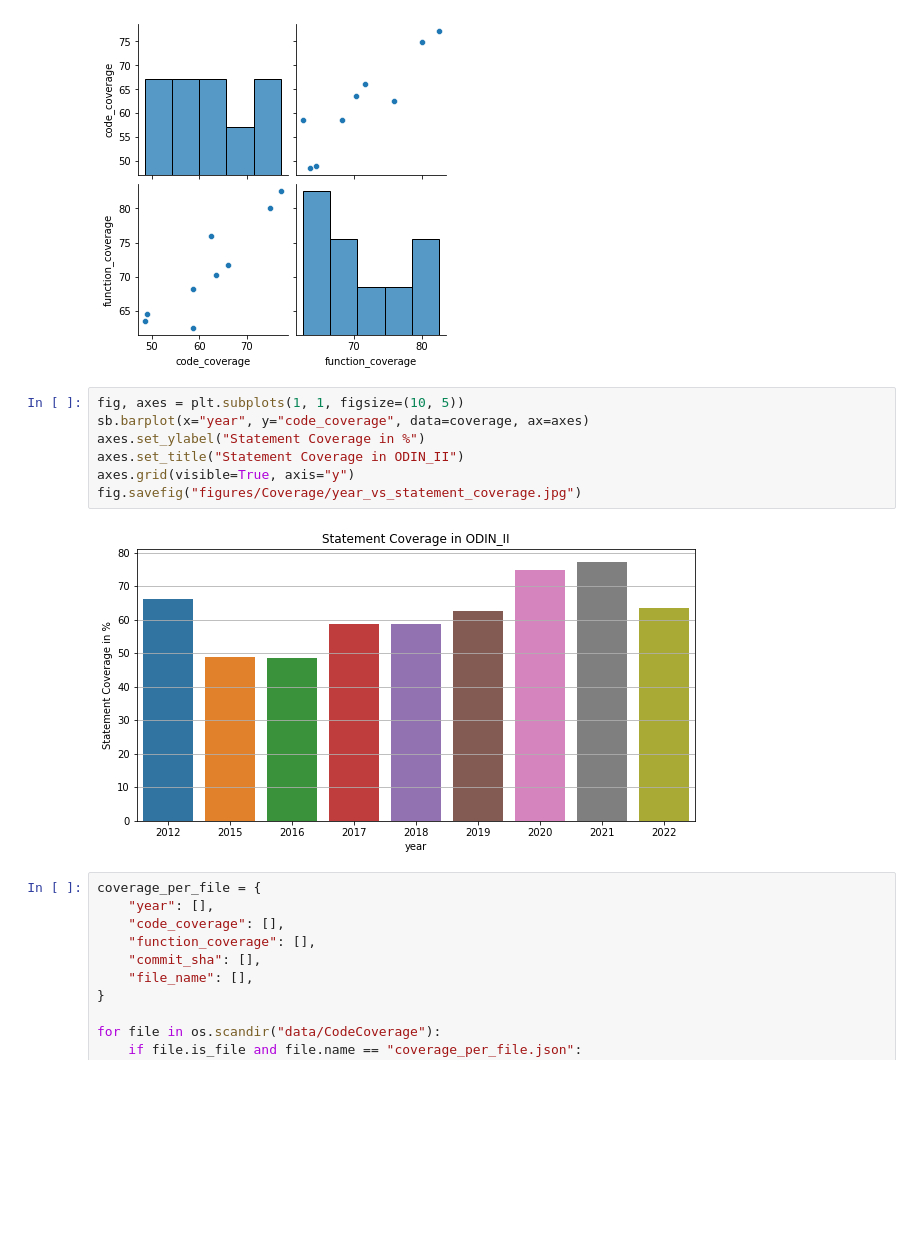
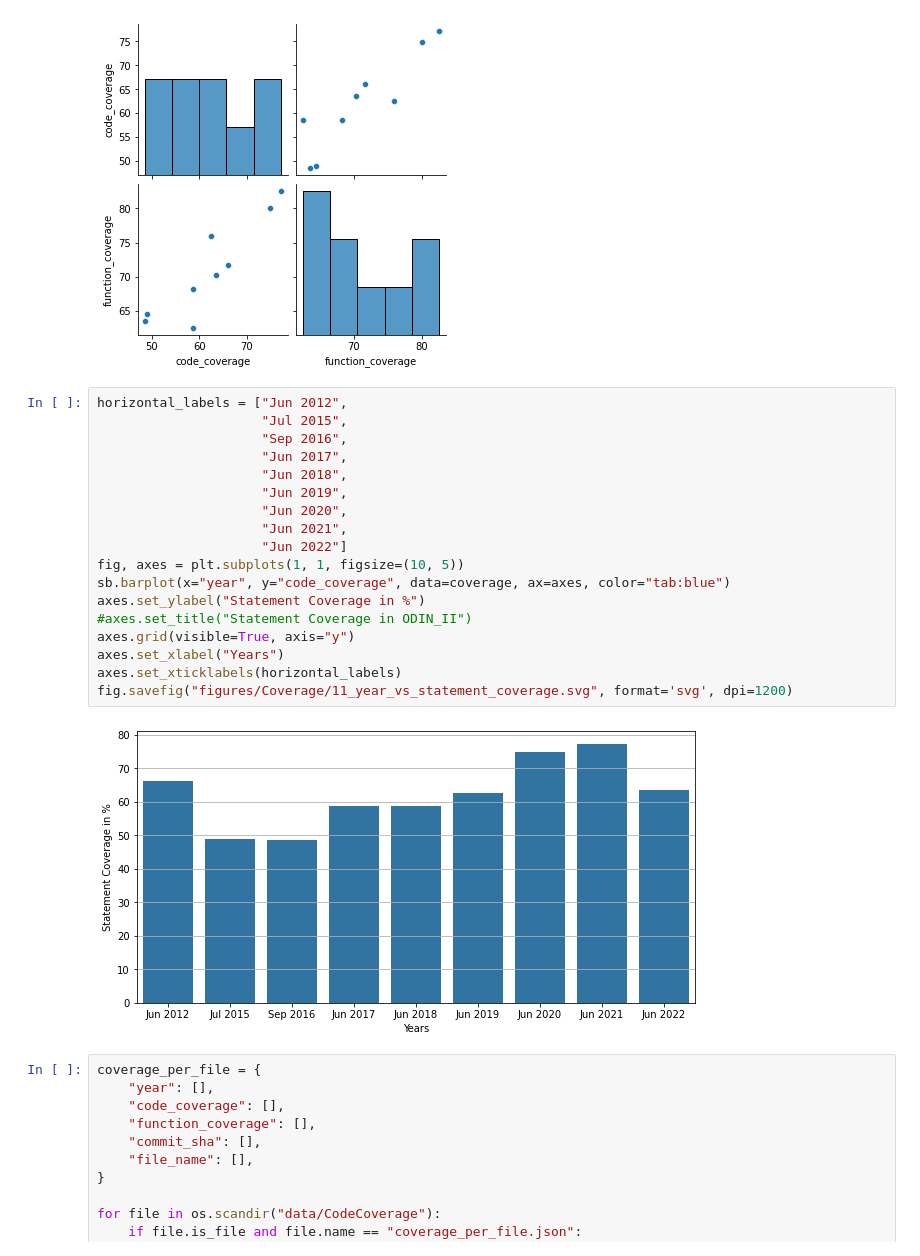
Before and after one commit to Greenpepper15/BA, a Jupyter notebook: exploration/code_coverage.ipynb, the cells around one changed output. Saved outputs shown, nothing was run; the diff lists cells and outputs as text; blank space fills up the shorter version.

```diff
--- a/exploration/code_coverage.ipynb
+++ b/exploration/code_coverage.ipynb
@@ -52,14 +52,25 @@ sb.pairplot(data=coverage)
 <seaborn.axisgrid.PairGrid at 0x...>
 [figure]
 # %%
+horizontal_labels = ["Jun 2012",
+                     "Jul 2015",
+                     "Sep 2016",
+                     "Jun 2017",
+                     "Jun 2018",
+                     "Jun 2019",
+                     "Jun 2020",
+                     "Jun 2021",
+                     "Jun 2022"]
 fig, axes = plt.subplots(1, 1, figsize=(10, 5))
-sb.barplot(x="year", y="code_coverage", data=coverage, ax=axes)
+sb.barplot(x="year", y="code_coverage", data=coverage, ax=axes, color="tab:blue")
 axes.set_ylabel("Statement Coverage in %")
-axes.set_title("Statement Coverage in ODIN_II")
+#axes.set_title("Statement Coverage in ODIN_II")
 axes.grid(visible=True, axis="y")
-fig.savefig("figures/Coverage/year_vs_statement_coverage.jpg")
+axes.set_xlabel("Years")
+axes.set_xticklabels(horizontal_labels)
+fig.savefig("figures/Coverage/11_year_vs_statement_coverage.svg", format='svg', dpi=1200)
 # %% [output]
-[figure, old version]
+[figure, new version]
 # %%
 coverage_per_file = {
     "year": [],
```
Also changed, not shown: parts of 1 cell of this notebook, 9 other files.
